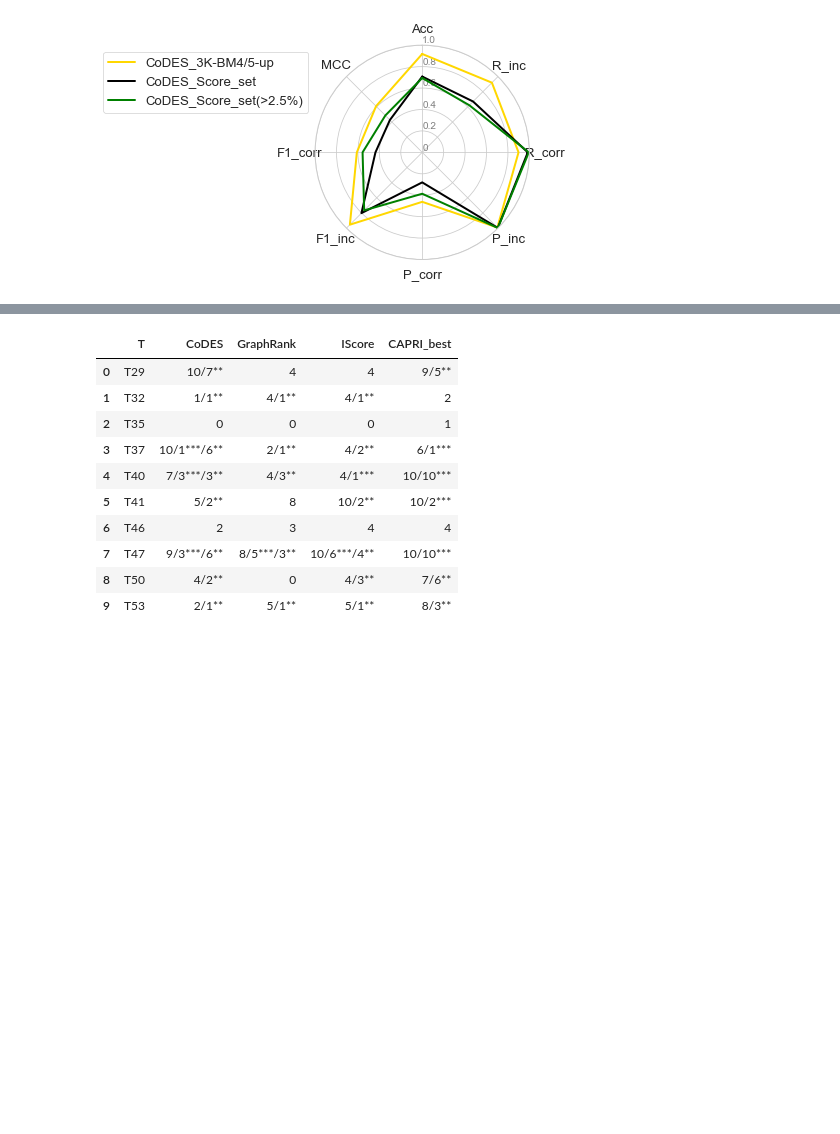
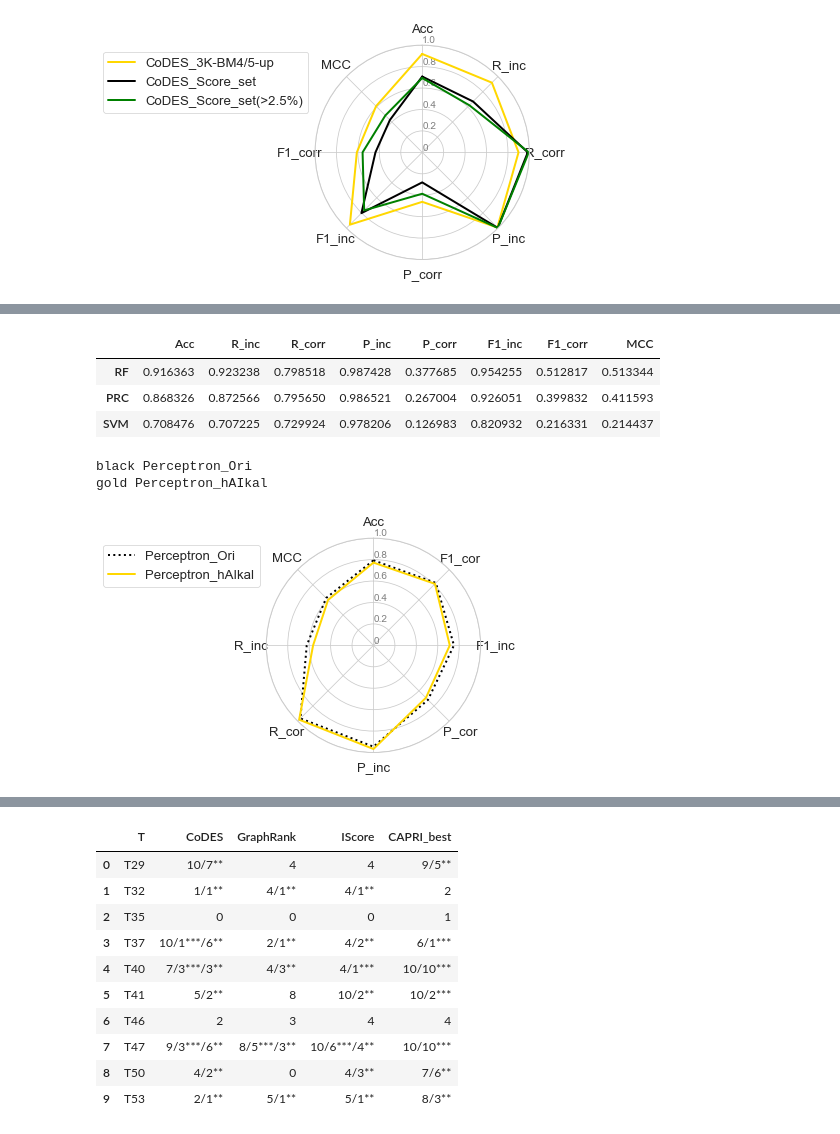
Before and after one commit to D-Barradas/DataViz, a Jupyter notebook: Radar_plots/Radar_plot_2021.ipynb, the cells around one changed output, grey strips where cells are left out. Cells and saved outputs as stored; diff of their text form; code cells hidden in the pictures; blank space fills up the shorter version.

```diff
--- a/Radar_plots/Radar_plot_2021.ipynb
+++ b/Radar_plots/Radar_plot_2021.ipynb
@@ -326,0 +357,7 @@ green CoDES_Score_set(>2.5%)
+# %%
+df_metrics_unbalanced
+# %% [output]
+|  | Acc | R_inc | R_corr | P_inc | P_corr | F1_inc | F1_corr | MCC |
+| RF | 0.916363 | 0.923238 | 0.798518 | 0.987428 | 0.377685 | 0.954255 | 0.512817 | 0.513344 |
+| PRC | 0.868326 | 0.872566 | 0.795650 | 0.986521 | 0.267004 | 0.926051 | 0.399832 | 0.411593 |
+| SVM | 0.708476 | 0.707225 | 0.729924 | 0.978206 | 0.126983 | 0.820932 | 0.216331 | 0.214437 |
@@ -326,0 +366,23 @@ green CoDES_Score_set(>2.5%)
+# %%
+df_haikal_test_set_bal = pd.read_csv("../data/balanced_test_set_haikal.csv")
+df_haikal_test_set_unb = pd.read_csv("../data/unbalanced_test_set_haikal.csv")
+df_haikal_validation_set_bal = pd.read_csv("../data/balanced_validation_set_haikal.csv")
+df_haikal_validation_set_unb = pd.read_csv("../data/unbalanced_validation_set_haikal.csv")
+# %%
+df_haikal_test_set_bal.set_index("Metrics",inplace=True)
+df_haikal_test_set_unb.set_index("Metrics",inplace=True)
+df_haikal_validation_set_bal.set_index("Metrics",inplace=True)
+df_haikal_validation_set_unb.set_index("Metrics",inplace=True)
+# %%
+pp = ['Perceptron_Ori', 'Perceptron_hAIkal' ]
+tf2 = ['TF2_Ori','TF2_hAIkal' ]
+rfc = ['RFC_Ori', 'RFC_hAIkal']
+# %%
+plot_radar(df_haikal_test_set_bal[pp].T,
+           "figure_haikal_test_bal_Perceptron",
+           ['black','gold'],
+           ['dotted','solid'])
+# %% [output]
+black Perceptron_Ori
+gold Perceptron_hAIkal
+[figure, added]
```
Also changed, not shown: parts of 32 cells of this notebook, 3 other files.
